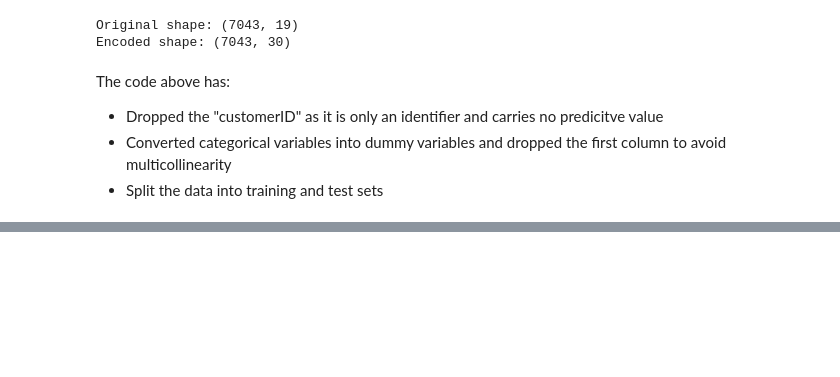
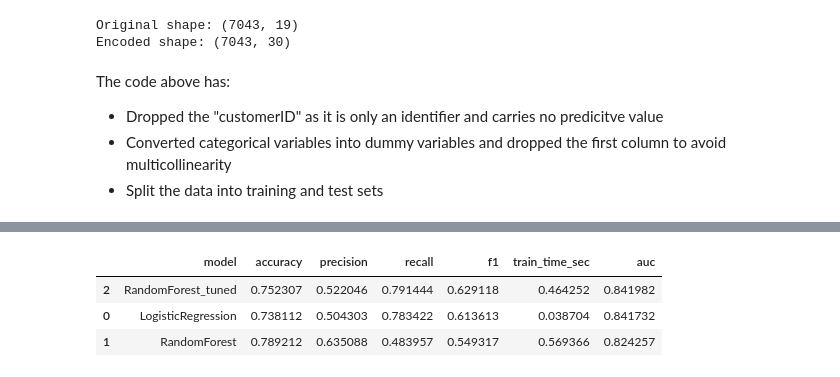
Before and after one commit to JuanSeguraA/customer-churn-prediction, a Jupyter notebook: churn_prediction.ipynb, the cells around one changed output, grey strips where cells are left out. Cells and saved outputs as stored; diff of their text form; code cells hidden in the pictures; blank space fills up the shorter version.

Commit message:
Day 4 - (tuned) Random Forest trained and evaluate

```diff
--- a/churn_prediction.ipynb
+++ b/churn_prediction.ipynb
@@ -340,0 +436,30 @@ print(result)
+# %%
+rf = RandomForestClassifier(class_weight="balanced", n_jobs=-1, random_state=42)
+
+hyperparam ={
+    "n_estimators": [100, 150, 200, 250, 300],
+    "max_depth": [None, 6, 8, 10, 12],
+    "min_samples_split": [2, 5, 10],
+    "min_samples_leaf": [1, 2, 4],
+    "max_features": ["sqrt", "log2", 0.4, 0.6],
+    "bootstrap": [True, False],
+}
+# %%
+cv = StratifiedKFold(n_splits=5, shuffle=True, random_state=42)
+
+rf_search = RandomizedSearchCV(
+    estimator=rf,
+    param_distributions=hyperparam,
+    n_iter=10,
+    scoring="roc_auc",
+    cv=cv,
+    n_jobs=-1,
+    random_state=42,
+    verbose=1
+)
+
+rf_search.fit(X_train, y_train)
+
+print("Best CV AUC:", rf_search.best_score_)
+print("Best params:", rf_search.best_params_)
+best_rf = rf_search.best_estimator_
@@ -340,0 +470,12 @@ print(result)
+# %%
+rf_tuned = RandomForestClassifier(
+    **rf_search.best_params_,
+    class_weight="balanced",
+    n_jobs=-1,
+    random_state=42
+)
+
+rf_tuned_result = evaluate(rf_tuned, X_train, y_train, X_test, y_test, "RandomForest_tuned")
+print(rf_tuned_result)
+
+results.append(rf_tuned_result)
@@ -340,0 +496,7 @@ print(result)
+# %%
+pd.DataFrame(results).sort_values("auc", ascending=False)
+# %% [output]
+|  | model | accuracy | precision | recall | f1 | train_time_sec | auc |
+| 2 | RandomForest_tuned | 0.752307 | 0.522046 | 0.791444 | 0.629118 | 0.464252 | 0.841982 |
+| 0 | LogisticRegression | 0.738112 | 0.504303 | 0.783422 | 0.613613 | 0.038704 | 0.841732 |
+| 1 | RandomForest | 0.789212 | 0.635088 | 0.483957 | 0.549317 | 0.569366 | 0.824257 |
```
Also changed, not shown: parts of 22 cells of this notebook.
